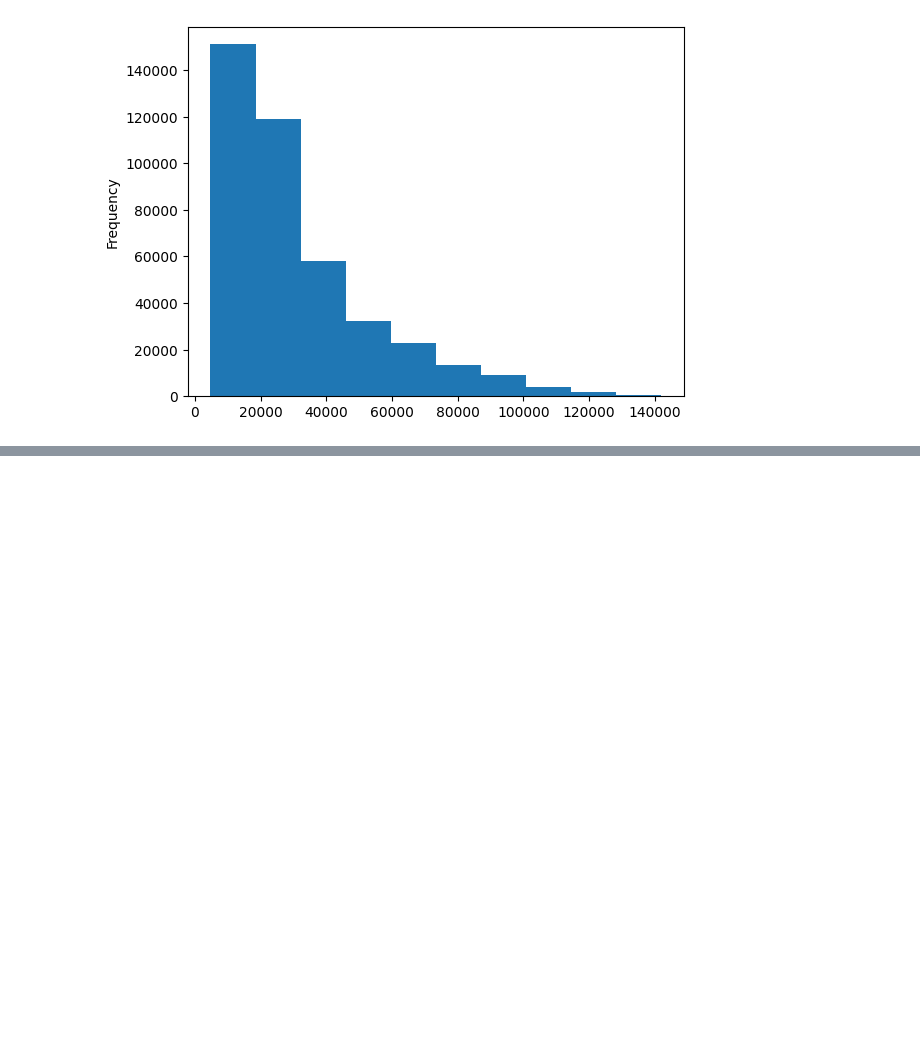
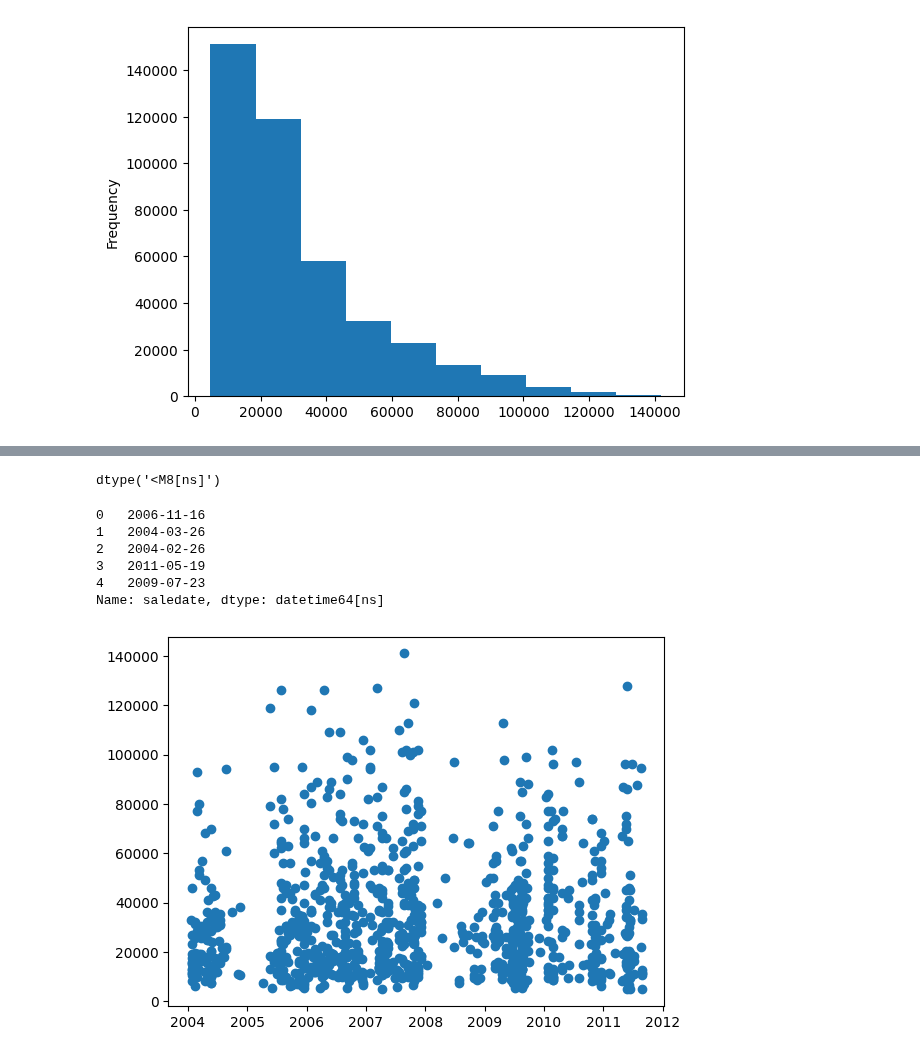
Before and after one commit to muhammadanas0716/Machine-Learning-101, a Jupyter notebook: Predicting Bulldozer Sale Prices/Predicting Bulldozer Prices.ipynb, the cells around one changed output, grey strips where cells are left out. Saved outputs shown, nothing was run; the diff lists cells and outputs as text; code cells hidden in the pictures; blank space fills up the shorter version.

```diff
--- a/Predicting Bulldozer Sale Prices/Predicting Bulldozer Prices.ipynb
+++ b/Predicting Bulldozer Sale Prices/Predicting Bulldozer Prices.ipynb
@@ -144,0 +151,24 @@ df["SalePrice"].plot.hist();
+# %%
+# Import data again but thus time parse dates
+df = pd.read_csv(df_zip.open('TrainAndValid.csv'),
+                      low_memory=False,
+                     parse_dates = ["saledate"])
+# %%
+df.saledate.dtype
+# %% [output]
+dtype('<M8[ns]')
+# %%
+df.saledate.head()
+# %% [output]
+0   2006-11-16
+1   2004-03-26
+2   2004-02-26
+3   2011-05-19
+4   2009-07-23
+Name: saledate, dtype: datetime64[ns]
+# %%
+fig, ax = plt.subplots()
+ax.scatter(df.saledate[:1000], df.SalePrice[:1000])
+plt.show()
+# %% [output]
+[figure, added]
```
Also changed, not shown: parts of 3 cells of this notebook.
